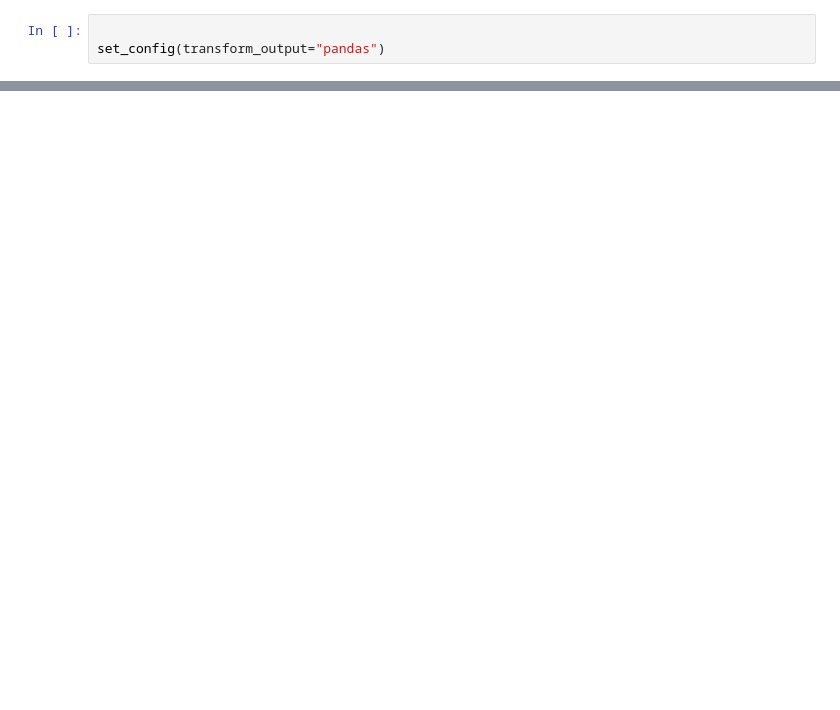
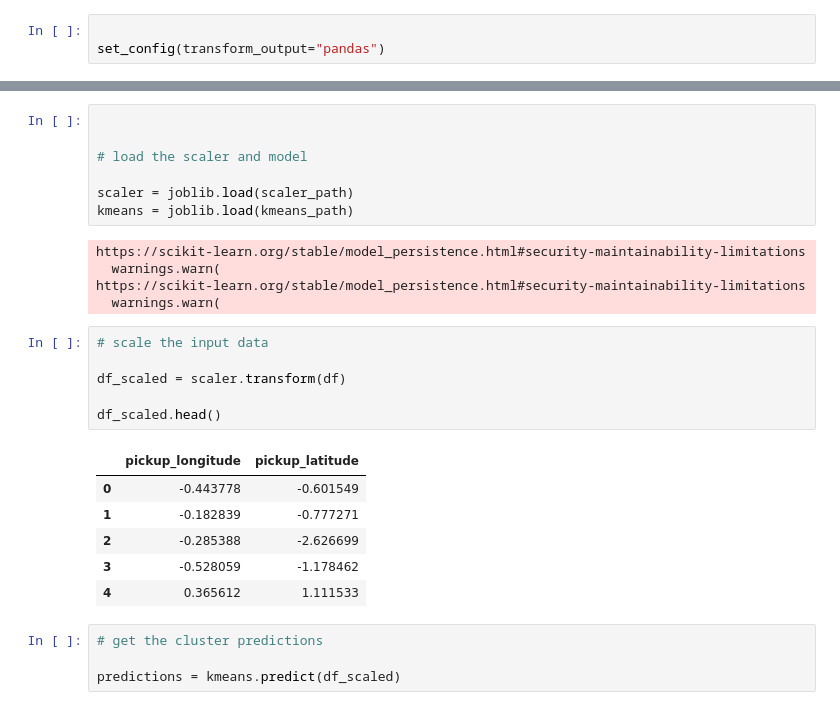
Before and after one commit to gulamkibria775/Uber-Delivery-prediction, a Jupyter notebook: Uber Demand Prediction/notebooks/plot_map.ipynb, the cells around one changed output, grey strips where cells are left out. Cells and saved outputs as stored; diff of their text form; blank space fills up the shorter version.

```diff
--- a/Uber Demand Prediction/notebooks/plot_map.ipynb
+++ b/Uber Demand Prediction/notebooks/plot_map.ipynb
@@ -31,0 +33,29 @@ FileNotFoundError: [Errno 2] No such file or directory: '../data/interim/df_with
+# %%
+
+
+# load the scaler and model
+
+scaler = joblib.load(scaler_path)
+kmeans = joblib.load(kmeans_path)
+# %% [output]
+https://scikit-learn.org/stable/model_persistence.html#security-maintainability-limitations
+  warnings.warn(
+https://scikit-learn.org/stable/model_persistence.html#security-maintainability-limitations
+  warnings.warn(
+# %%
+# scale the input data
+
+df_scaled = scaler.transform(df)
+
+df_scaled.head()
+# %% [output]
+|  | pickup_longitude | pickup_latitude |
+| 0 | -0.443778 | -0.601549 |
+| 1 | -0.182839 | -0.777271 |
+| 2 | -0.285388 | -2.626699 |
+| 3 | -0.528059 | -1.178462 |
+| 4 | 0.365612 | 1.111533 |
+# %%
+# get the cluster predictions
+
+predictions = kmeans.predict(df_scaled)
```
Also changed, not shown: parts of 18 cells of this notebook, 11 other files.
